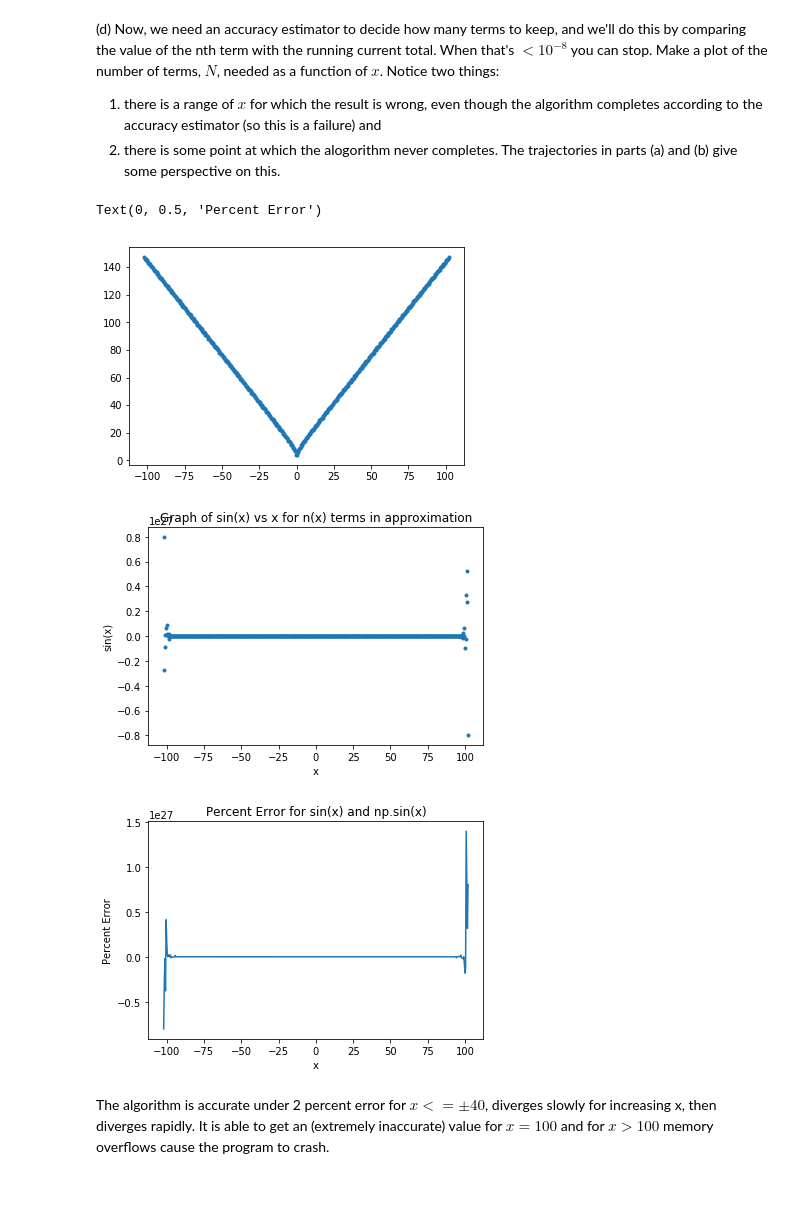
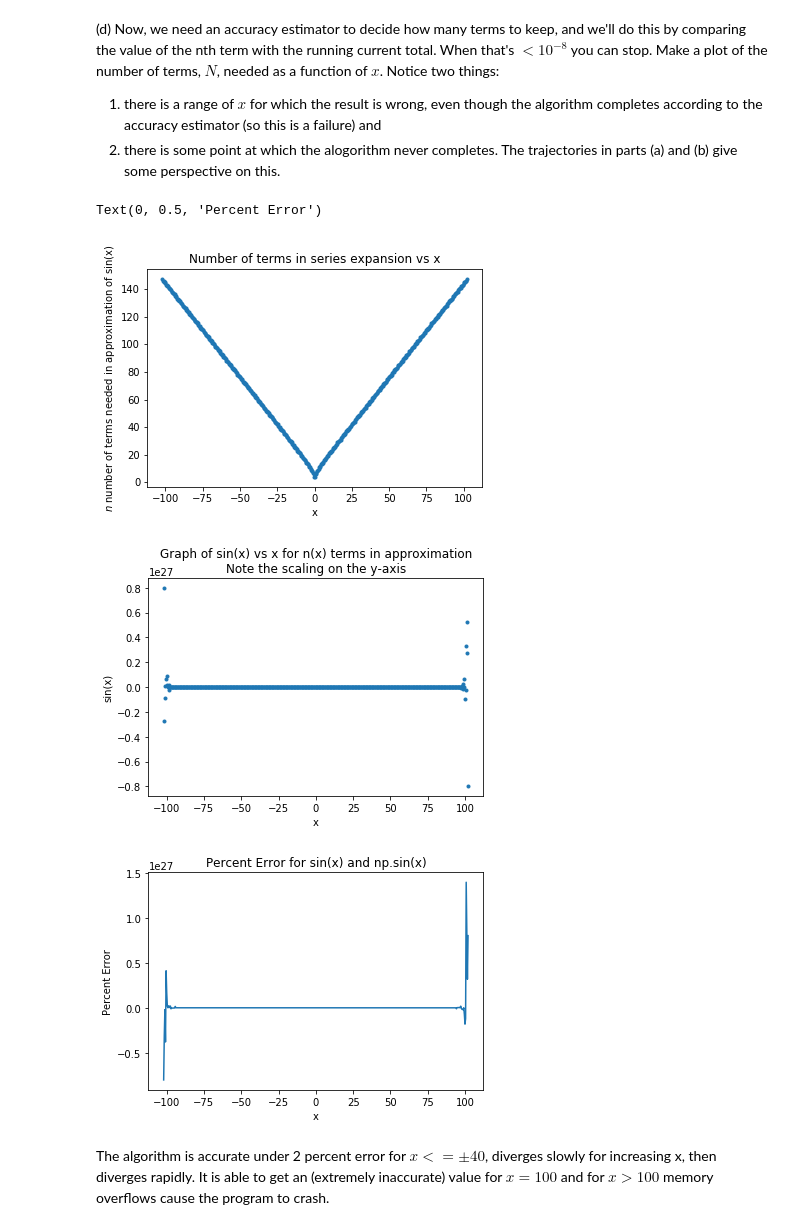
Before and after one commit to Yanall-Boutros/Computational-Physics, a Jupyter notebook: problem_sets/ps1/pset1.ipynb, the cells around one changed output. Cells and saved outputs as stored; diff of their text form; code cells hidden in the pictures; blank space fills up the shorter version.

```diff
--- a/problem_sets/ps1/pset1.ipynb
+++ b/problem_sets/ps1/pset1.ipynb
@@ -419,7 +419,7 @@ def sin(x, n):
         return entry
 
 xdata = np.linspace(-10,10,500)
-for N in np.linspace(1, 15, 15):
+for N in np.linspace(1, 25, 25):
     ydata = []
     yexact = []
     for x in xdata:
@@ -447,36 +447,39 @@ def n_needed_terms(x):
     while np.abs(sin(x, n)) > 10**-8:
         n+=1
     return n
 
 xdata = np.linspace(-102, 102, 500)
 ydata = []
 for x in xdata:
     ydata.append(n_needed_terms(x))
 plt.plot(xdata, ydata, marker=".", linestyle="none")
+plt.xlabel("x")
+plt.ylabel("$n$ number of terms needed in approximation of sin(x)")
+plt.title("Number of terms in series expansion vs x")
 
 sindata = []
 yexactdata = []
 for i in range(len(xdata)):
     sindata.append(totsin(xdata[i]))
     yexactdata.append(np.sin(xdata[i]))
 sindata = np.array(sindata)
 yexactdata = np.array(yexactdata)
 plt.figure()
 plt.plot(xdata, sindata, linestyle="none", marker=".")
-plt.title("Graph of sin(x) vs x for n(x) terms in approximation")
+plt.title("Graph of sin(x) vs x for n(x) terms in approximation\nNote the scaling on the y-axis")
 plt.xlabel("x")
 plt.ylabel("sin(x)")
 
 percent_error = np.abs(sindata - yexactdata)/yexactdata
 plt.figure()
 plt.plot(xdata, percent_error,)
 plt.title("Percent Error for sin(x) and np.sin(x)")
 plt.xlabel("x")
 plt.ylabel("Percent Error")
 # %% [output]
 Text(0, 0.5, 'Percent Error')
-[figure, old version]
+[figure, new version]
-[figure, old version]
+[figure, new version]
 [figure]
 # %% [markdown]
 The algorithm is accurate under 2 percent error for $x <= \pm 40$, diverges slowly for increasing x, then diverges rapidly. It is able to get an (extremely inaccurate) value for $x = 100$ and for $x > 100$ memory overflows cause the program to crash.
```
Also changed, not shown: parts of 3 cells of this notebook, 54 other files.
